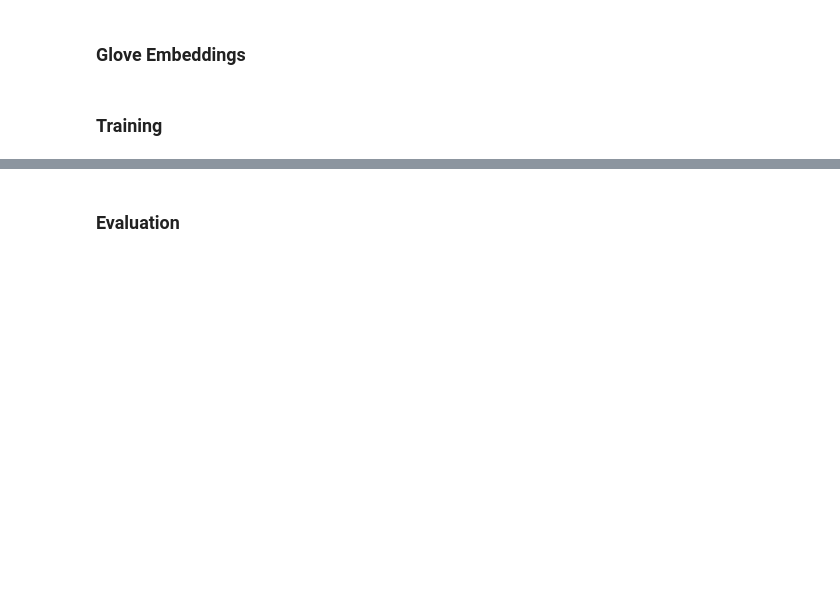
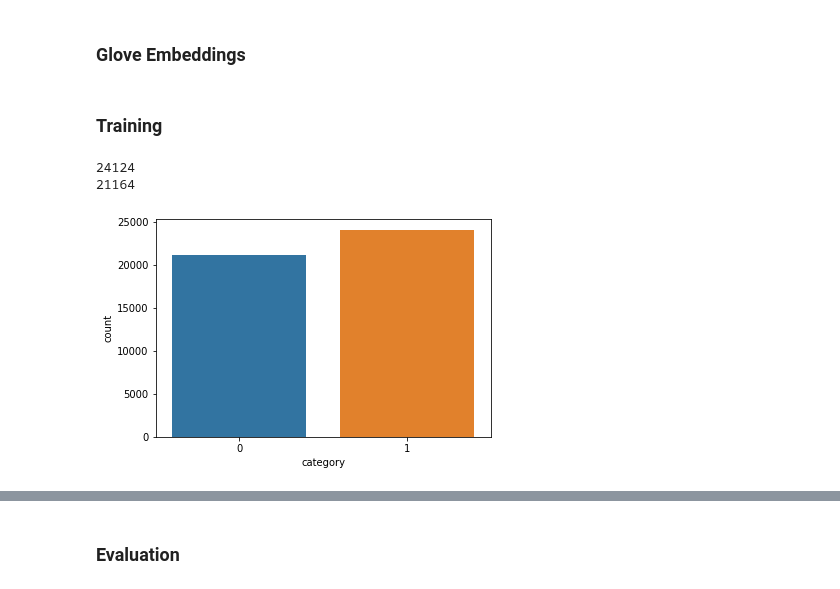
Before and after one commit to linksaiyajin/ML-Project, a Jupyter notebook: fake-news-classification.ipynb, the cells around one changed output, grey strips where cells are left out. Saved outputs shown, nothing was run; the diff lists cells and outputs as text; code cells hidden in the pictures; blank space fills up the shorter version.

```diff
--- a/fake-news-classification.ipynb
+++ b/fake-news-classification.ipynb
@@ -345,6 +345,17 @@ EPOCHS = 10
 EMBED_SIZE = 100
 # %% [markdown]
 ### Training
+# %%
+print(len(all_news[all_news.category == 1].category))
+print(len(all_news[all_news.category == 0].category))
+# %% [output]
+24124
+21164
+# %%
+sns.countplot(x=all_news.category)
+plt.savefig('class_balance.png')
+# %% [output]
+[figure, added]
 # %%
 stopping_callback = tf.keras.callbacks.EarlyStopping(
     monitor='val_loss', patience=5, verbose=0,
```
Also changed, not shown: parts of 16 cells of this notebook.
